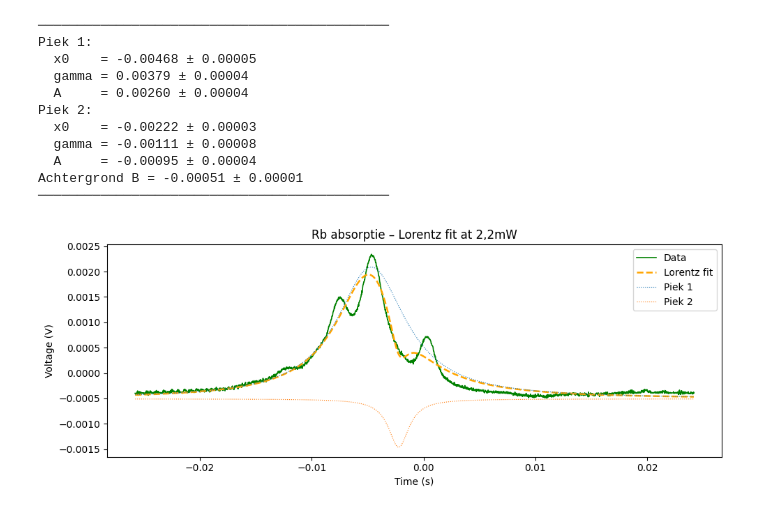
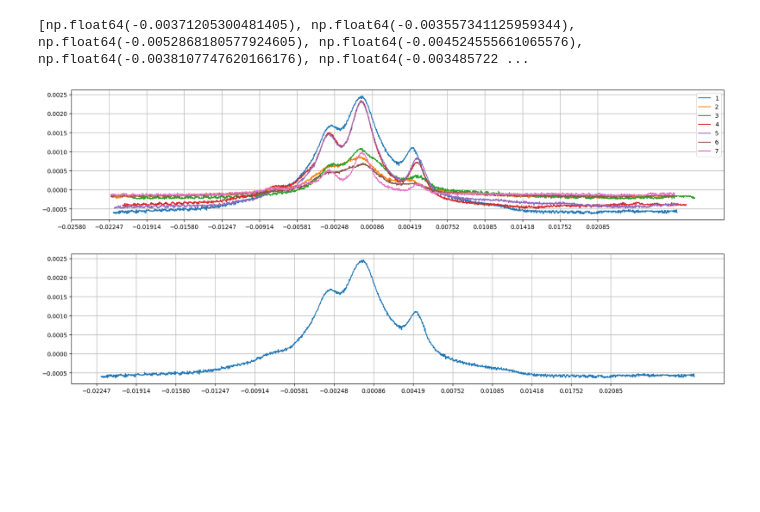
Before and after one commit to TimWiemer/Rubium_Spectroscopy_group_11, a Jupyter notebook: Lorenzfitjes_2.ipynb, the cells around one changed output. Saved outputs shown, nothing was run; the diff lists cells and outputs as text; code cells hidden in the pictures; blank space fills up the shorter version.

```diff
--- a/Lorenzfitjes_2.ipynb
+++ b/Lorenzfitjes_2.ipynb
@@ -217,5 +214,5 @@ plt.show()
 # %%
-data_folder = r"/Users/timwiemer/Desktop/Natuur  en Sterrenkunde/Jaar 1/Rubium_Spectroscopy_group_11/Lambd_dips_8_mesurements_2026_06_15"
+data_folder = r"/Users/timwiemer/Desktop/Natuur  en Sterrenkunde/Jaar 1/Rubium_Spectroscopy_group_11/Data/Lambd_dips_8_mesurements_2026_06_15"
 xjes, ytjes = file_data(data_folder,160)
 # %%
 x_jes_1 = []
@@ -443,25 +530,43 @@ Achtergrond B = 0.00021 ± 0.00002
 # %%
-x0_4_list  = [-0.007, -0.003]
-A_4_list   = [0.0015, 0.0023]
+x_middles = [popt_1[6], popt_2[3], popt_3[6], popt_4[6], popt_5[6], popt_6[6], popt_7[12]]
 
-popt_4, perr_4 = lorentz_fit(
-    x_avg_4, y_avg_4,
-    x0_list     = x0_4_list,
-    A_list      = A_4_list,
-    gamma_guess = 0.0001,
-    B_guess     = 0.001,
-    title       = 'Rb absorptie – Lorentz fit at 2,2mW'
-)
+print(x_middles)
+def subtract_x(x_list, value):
+    x_real = []
+    for i in range (0, len(x_list)):
+        x = x_list[i]
+        New_x = x - value
+        x_real.append(New_x)
+    return (x_real)
+
+x_1_sub = subtract_x(x_avg_1, x_middles[0])
+x_2_sub = subtract_x(x_avg_2, x_middles[1])
+x_3_sub = subtract_x(x_avg_3, x_middles[2])
+x_4_sub = subtract_x(x_avg_4, x_middles[3])
+x_5_sub = subtract_x(x_avg_5, x_middles[4])
+x_6_sub = subtract_x(x_avg_6, x_middles[5])
+x_7_sub = subtract_x(x_avg_7, x_middles[6])
+
+
+plt.figure(figsize=(20,4))
+plt.plot(x_1_sub,y_avg_1, label = "1")
+plt.plot(x_2_sub,y_avg_2, label = "2")
+plt.plot(x_3_sub,y_avg_3, label = "3")
+plt.plot(x_4_sub,y_avg_4, label = "4")
+plt.plot(x_5_sub,y_avg_5, label = "5")
+plt.plot(x_6_sub,y_avg_6, label = "6")
+plt.plot(x_7_sub,y_avg_7, label = "7")
+plt.grid()
+plt.xticks(x_tikka)
+plt.legend()
+plt.show()
+
+plt.figure(figsize=(20,4))
+plt.grid()
+plt.xticks(x_tikka)
+plt.plot(x_1_sub,y_avg_1)
+plt.show()
 # %% [output]
-─────────────────────────────────────────────
-Piek 1:
-  x0    = -0.00468 ± 0.00005
-  gamma = 0.00379 ± 0.00004
-  A     = 0.00260 ± 0.00004
-Piek 2:
-  x0    = -0.00222 ± 0.00003
-  gamma = -0.00111 ± 0.00008
-  A     = -0.00095 ± 0.00004
-Achtergrond B = -0.00051 ± 0.00001
-─────────────────────────────────────────────
+[np.float64(-0.00371205300481405), np.float64(-0.003557341125959344), np.float64(-0.0052868180577924605), np.float64(-0.004524555661065576), np.float64(-0.0038107747620166176), np.float64(-0.003485722 ...
-[figure, old version]
+[figure, new version]
+[figure, added]
```
Also changed, not shown: parts of 5 cells of this notebook.
